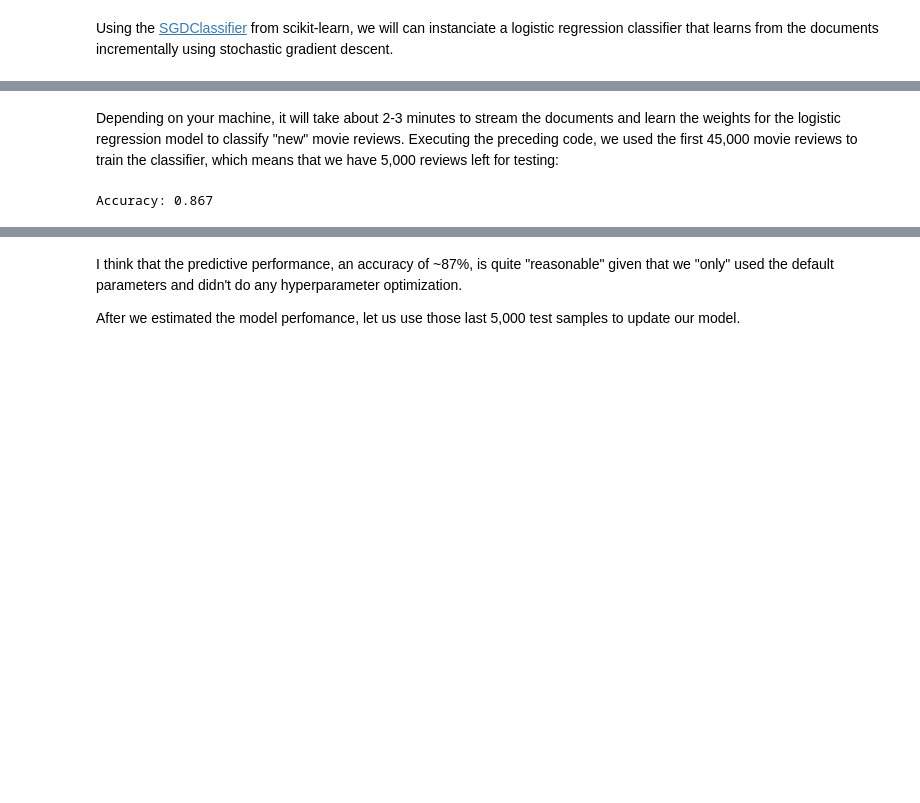
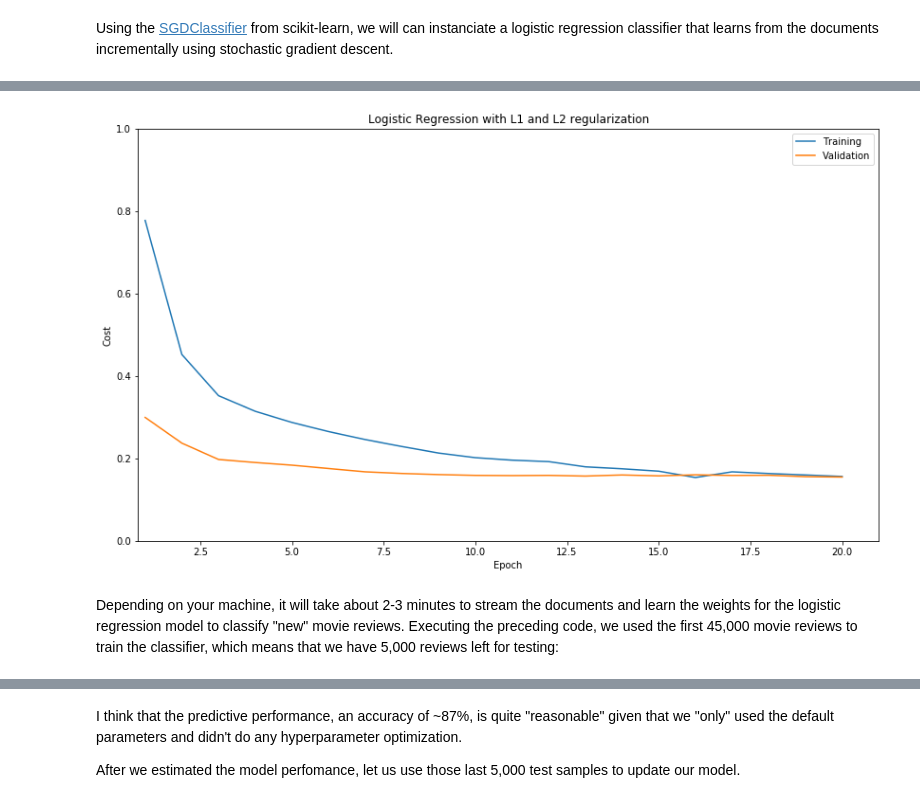
Before and after one commit to bsharma2/mlp-sentiment-analysis, a Jupyter notebook: NeuralNetworksSemana3.ipynb, the cells around one changed output, grey strips where cells are left out. Cells and saved outputs as stored; diff of their text form; code cells hidden in the pictures; blank space fills up the shorter version.

Commit message:
lr:0.2,l1|l2:1e-5,b1:100,b2:100,epoch:5

```diff
--- a/NeuralNetworksSemana3.ipynb
+++ b/NeuralNetworksSemana3.ipynb
@@ -180,6 +198,7 @@ class DocToVec:
         n   = len(DocList)
         vec = np.zeros(shape=(n, self.features), dtype = np.uint8)
 
+        total_time = 0
         for idx, strn in enumerate(DocList):
             start_time = time.time()
             rev_tok    = self.fn(strn)
@@ -190,6 +209,8 @@ class DocToVec:
             vec[idx] = veci
             if ((idx+1) % 500 == 0):
                 elapsed  = time.time() - start_time
+                total_time += elapsed
+                total_time /= (idx+1/500)
                 print('percent = {:4.1f}%, time estimated : {:3.1f} min'.format(100*(idx+1)/n, n*elapsed/60.0))
         return vec
 # %% [markdown]
@@ -200,7 +221,7 @@ vec = DocToVec(dic, tokenizer)
 l = vec.transform([df.head().values[0][0]])
 
 FirstReview = []
-for i in range(63069):
+for i in range(FEATURES):
     if l[0][i] != 0:
         FirstReview.append((rev_dic[i], int(l[0][i])))
 
@@ -273,0 +283,3 @@ NameError: name 'doc_stream' is not defined
+# %%
+X_train = np.load('vec_data_X.npy')
+y_train = np.load('vec_data_y.npy')
@@ -273,0 +294,13 @@ NameError: name 'doc_stream' is not defined
+# %%
+X_data_train = X_train[:30000]
+y_data_train = y_train[:30000]
+
+X_data_valid = X_train[30000:40000]
+y_data_valid = y_train[30000:40000]
+
+X_data_test  = X_train[40000:]
+y_data_test  = y_train[40000:]
+
+print(X_data_train.shape, y_data_train.shape)
+print(X_data_valid.shape, y_data_valid.shape)
+print(X_data_test.shape, y_data_test.shape)
@@ -274,9 +495,15 @@ NameError: name 'doc_stream' is not defined
+# %%
+import matplotlib.pyplot as plt
+
+ep = np.arange(1, NEPOCH + 1, 1)
+
+fig, ax = plt.subplots(figsize=(14, 8))
+l1 , l2   = ax.plot(ep, train_epoch, ep, valid_epoch)
+ax.set(xlabel='Epoch', ylabel='Cost', title='Logistic Regression with L1 and L2 regularization')
+ax.axis([0.8, NEPOCH + 1, 0.0, 1])
+plt.legend([l1, l2],["Training","Validation"])
+plt.show()
+# %% [output]
+[figure, added]
 # %% [markdown]
 Depending on your machine, it will take about 2-3 minutes to stream the documents and learn the weights for the logistic regression model to classify "new" movie reviews. Executing the preceding code, we used the first 45,000 movie reviews to train the classifier, which means that we have 5,000 reviews left for testing:
-# %%
-X_test, y_test = get_minibatch(doc_stream, size=5000)
-X_test = vect.transform(X_test)
-print('Accuracy: %.3f' % clf.score(X_test, y_test))
-#Exercise 3: compare  with your Neural Network
-# %% [output]
-Accuracy: 0.867
```
Also changed, not shown: parts of 28 cells of this notebook.
